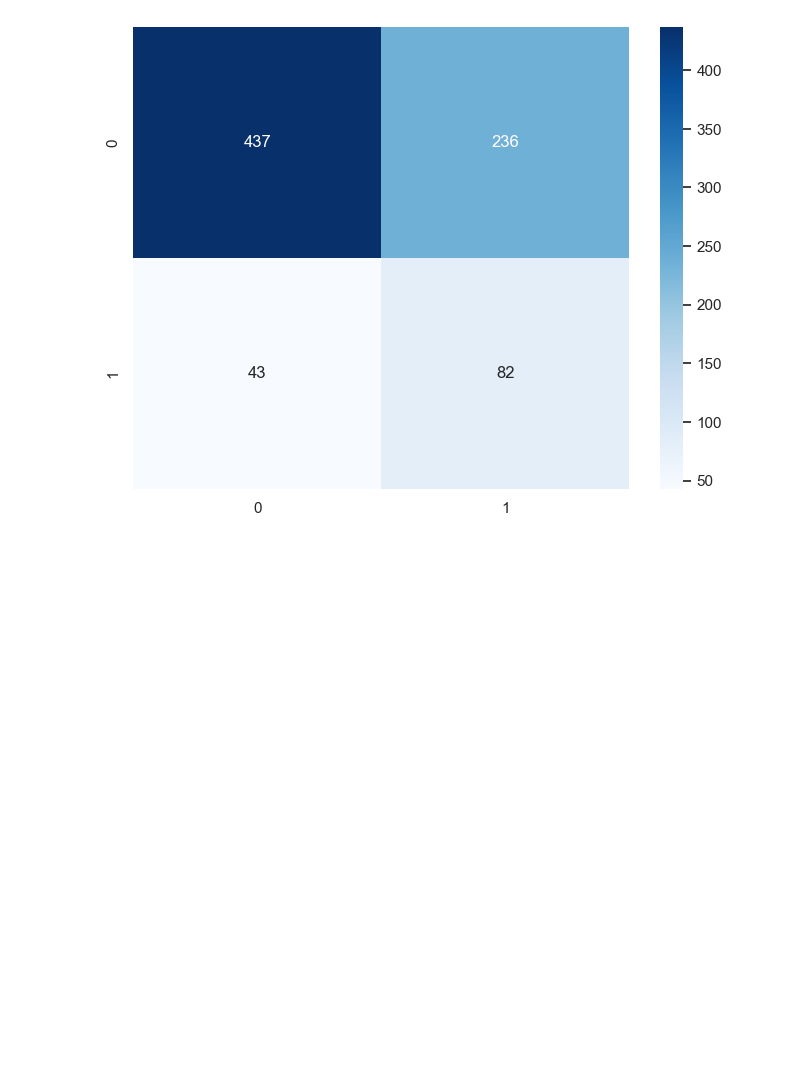
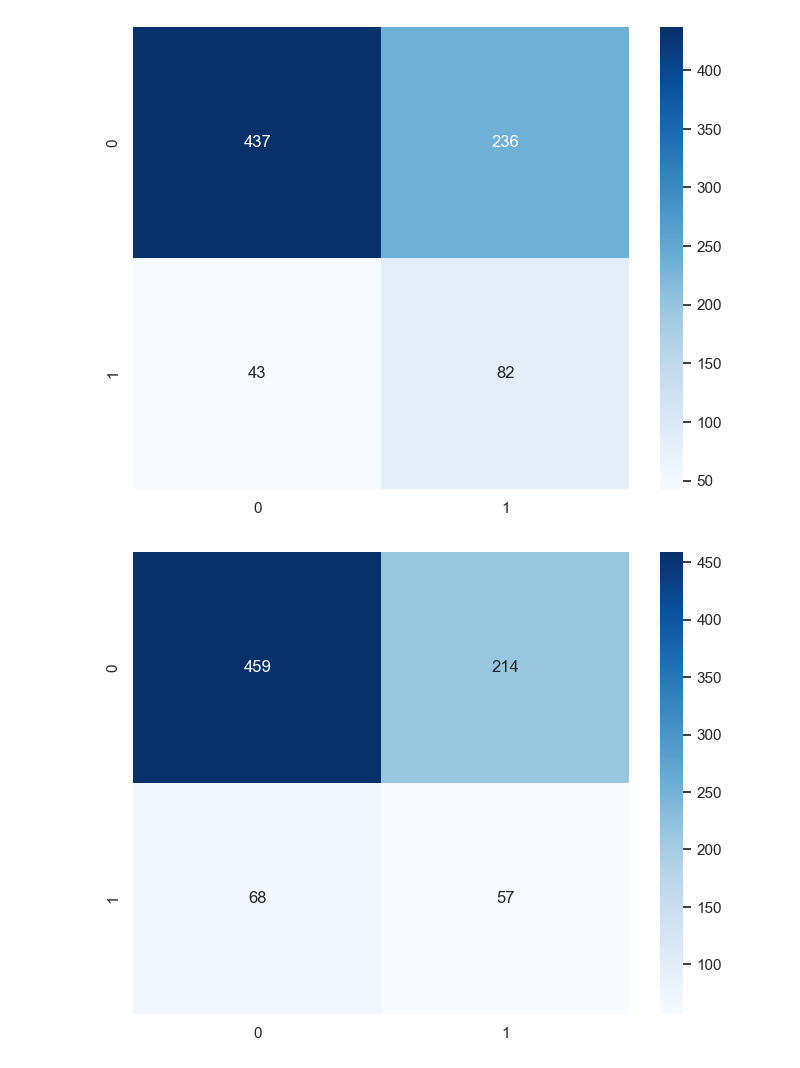
Before and after one commit to Fermazate/Heart-Disease-Prediction, a Jupyter notebook: notebooks/02_data_exploration.ipynb, the cells around one changed output. Cells and saved outputs as stored; diff of their text form; code cells hidden in the pictures; blank space fills up the shorter version.

```diff
--- a/notebooks/02_data_exploration.ipynb
+++ b/notebooks/02_data_exploration.ipynb
@@ -253,6 +255,7 @@ gbc = GradientBoostingClassifier()
 rf = RandomForestClassifier()
 lr = LogisticRegression()
 svm_cl = svm.SVC(kernel='linear')
+knn_cl = KNeighborsClassifier()
 # %% [markdown]
 Now lets do some univariate selection of important features.
 # %% [markdown]
@@ -341,6 +343,10 @@ lr_pred = lr.predict(X_test2)
 #Support Vector Machines
 svm_cl.fit(x_s_res2, y_s_res2)
 svm_pred = svm_cl.predict(X_test2)
+
+#KNN
+knn_cl.fit(x_s_res2, y_s_res2)
+knn_pred = knn_cl.predict(X_test2)
 # %%
 pred_models = [
     ('Gradient Boosting Classifier', gbc_pred),
@@ -395,3 +402,9 @@ sns.heatmap(confusion_matrix(y_test,svm_pred), annot=True,fmt='d', cmap = 'Blues
 plt.show()
 # %% [output]
 [figure]
+# %%
+plt.figure(figsize=(8, 6))
+sns.heatmap(confusion_matrix(y_test,knn_pred), annot=True,fmt='d', cmap='Blues')
+plt.show()
+# %% [output]
+[figure, added]
```
Also changed, not shown: parts of 10 cells of this notebook, 1 other file.
